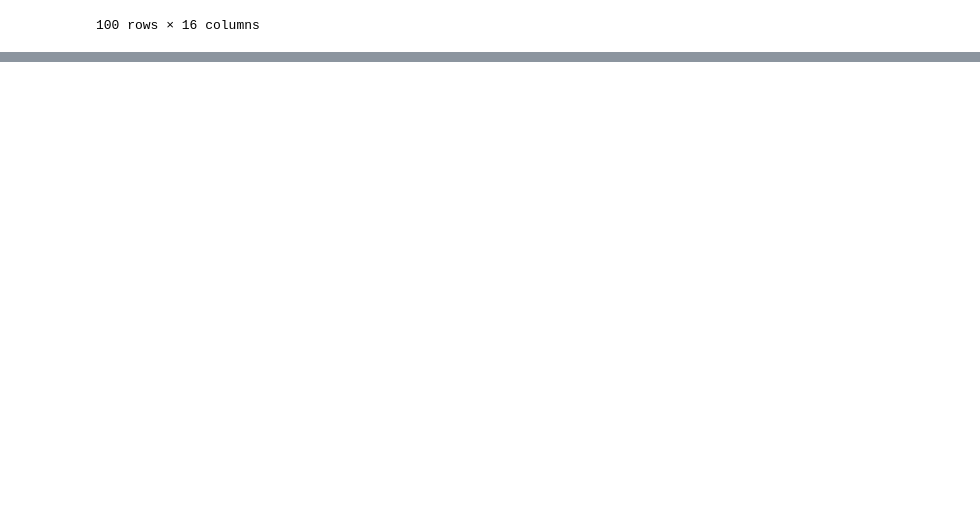
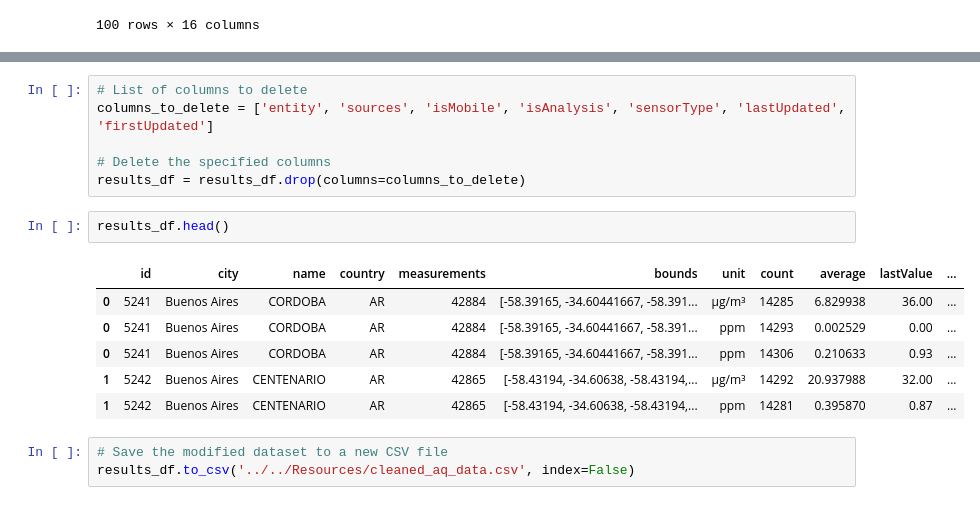
Before and after one commit to jdmandras/Project-3, a Jupyter notebook: Individual Workspaces/Natalia Lopez/Call for Openaq.ipynb, the cells around one changed output, grey strips where cells are left out. Drawn from its saved outputs; the diff is of its cells as text; blank space fills up the shorter version.

Commit message:
cleaned aq dataset

```diff
--- a/Individual Workspaces/Natalia Lopez/Call for Openaq.ipynb
+++ b/Individual Workspaces/Natalia Lopez/Call for Openaq.ipynb
@@ -148,0 +182,18 @@ df2
+# %%
+# List of columns to delete
+columns_to_delete = ['entity', 'sources', 'isMobile', 'isAnalysis', 'sensorType', 'lastUpdated', 'firstUpdated']
+
+# Delete the specified columns
+results_df = results_df.drop(columns=columns_to_delete)
+# %%
+results_df.head()
+# %% [output]
+|  | id | city | name | country | measurements | bounds | unit | count | average | lastValue | ... |
+| 0 | 5241 | Buenos Aires | CORDOBA | AR | 42884 | [-58.39165, -34.60441667, -58.391... | µg/m³ | 14285 | 6.829938 | 36.00 | ... |
+| 0 | 5241 | Buenos Aires | CORDOBA | AR | 42884 | [-58.39165, -34.60441667, -58.391... | ppm | 14293 | 0.002529 | 0.00 | ... |
+| 0 | 5241 | Buenos Aires | CORDOBA | AR | 42884 | [-58.39165, -34.60441667, -58.391... | ppm | 14306 | 0.210633 | 0.93 | ... |
+| 1 | 5242 | Buenos Aires | CENTENARIO | AR | 42865 | [-58.43194, -34.60638, -58.43194,... | µg/m³ | 14292 | 20.937988 | 32.00 | ... |
+| 1 | 5242 | Buenos Aires | CENTENARIO | AR | 42865 | [-58.43194, -34.60638, -58.43194,... | ppm | 14281 | 0.395870 | 0.87 | ... |
+# %%
+# Save the modified dataset to a new CSV file
+results_df.to_csv('../../Resources/cleaned_aq_data.csv', index=False)
```
Also changed, not shown: parts of 7 cells of this notebook, 1 other file.
